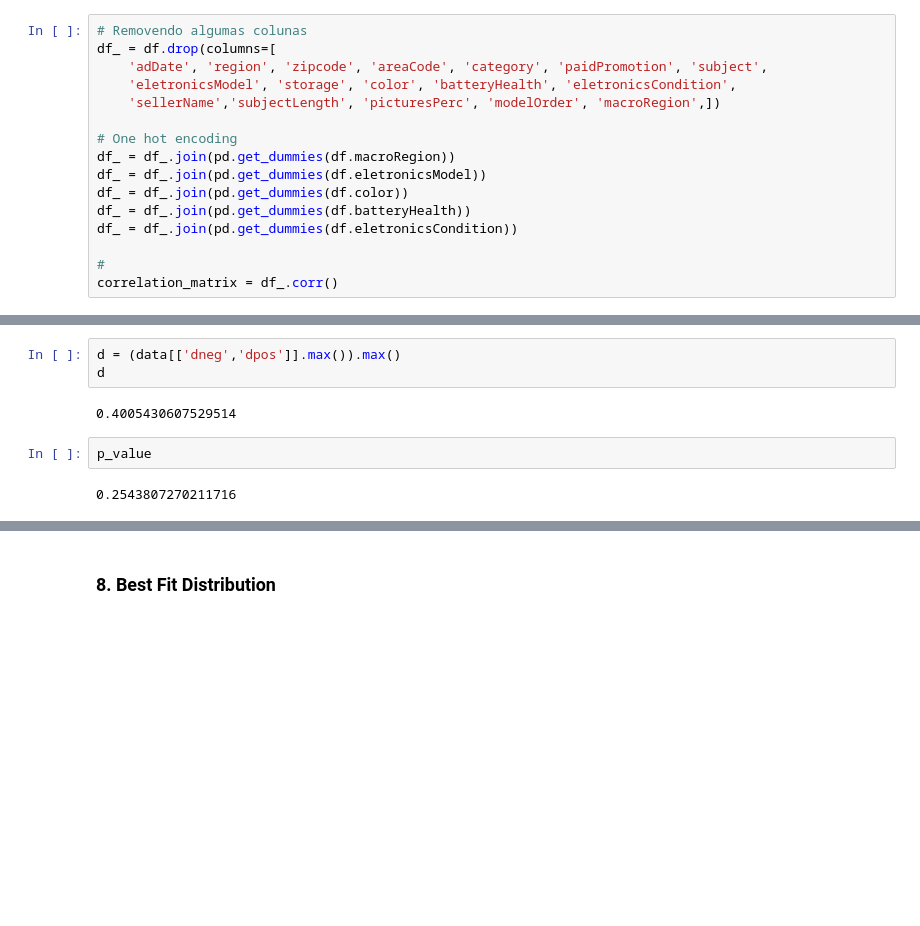
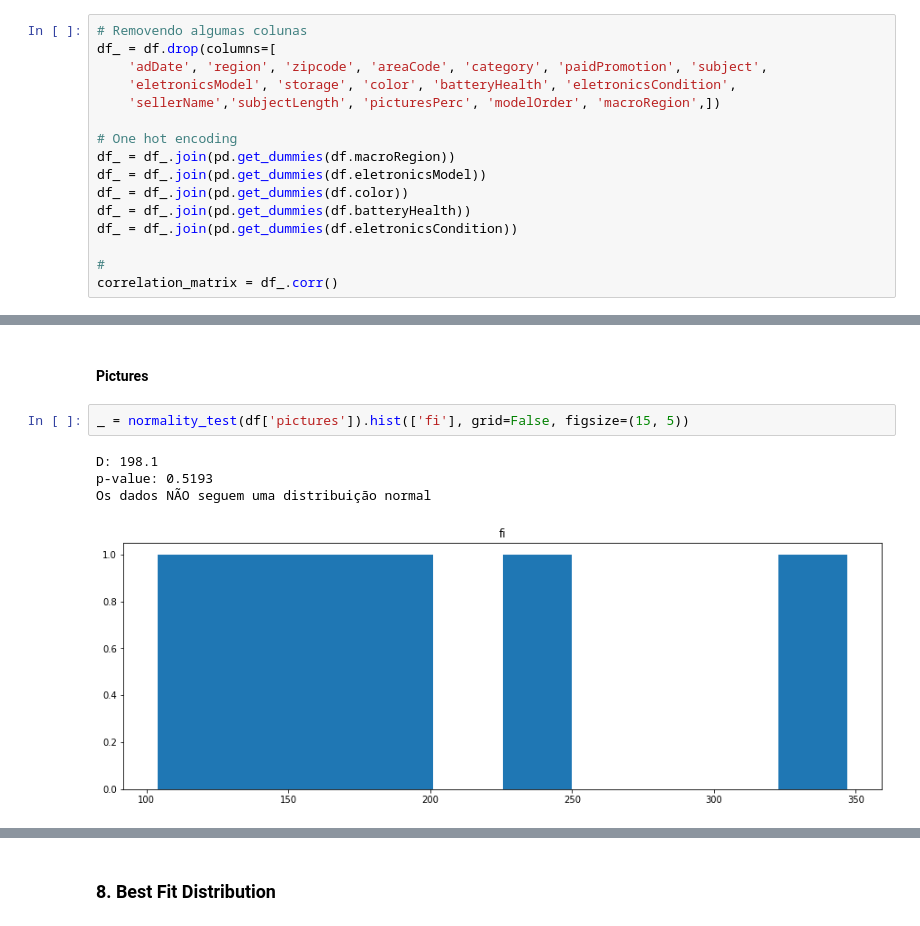
Before and after one commit to vauxgomes/ufc-ckp9011, a Jupyter notebook: analysis/iphones-olx-ce-analysis.ipynb, the cells around one changed output, grey strips where cells are left out. Saved outputs shown, nothing was run; the diff lists cells and outputs as text; blank space fills up the shorter version.

```diff
--- a/analysis/iphones-olx-ce-analysis.ipynb
+++ b/analysis/iphones-olx-ce-analysis.ipynb
@@ -370,9 +388,9 @@ p-value: 0.2544
-# %%
-d = (data[['dneg','dpos']].max()).max()
-d
-# %% [output]
-0.4005430607529514
-# %%
-p_value
-# %% [output]
-0.2543807270211716
+# %% [markdown]
+#### Pictures
+# %%
+_ = normality_test(df['pictures']).hist(['fi'], grid=False, figsize=(15, 5))
+# %% [output]
+D: 198.1
+p-value: 0.5193
+Os dados NÃO seguem uma distribuição normal
+[figure, added]
```
Also changed, not shown: parts of 29 cells of this notebook.
